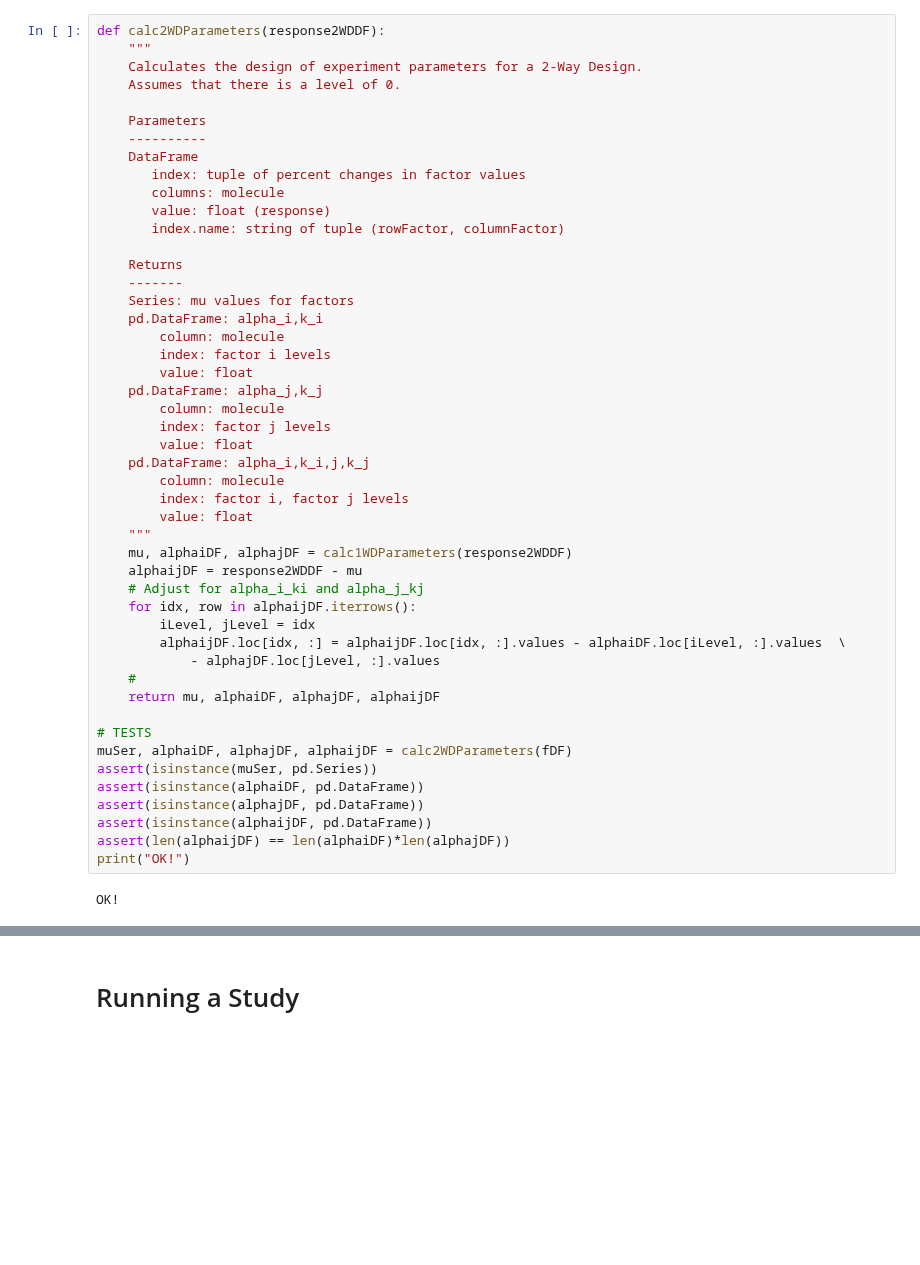
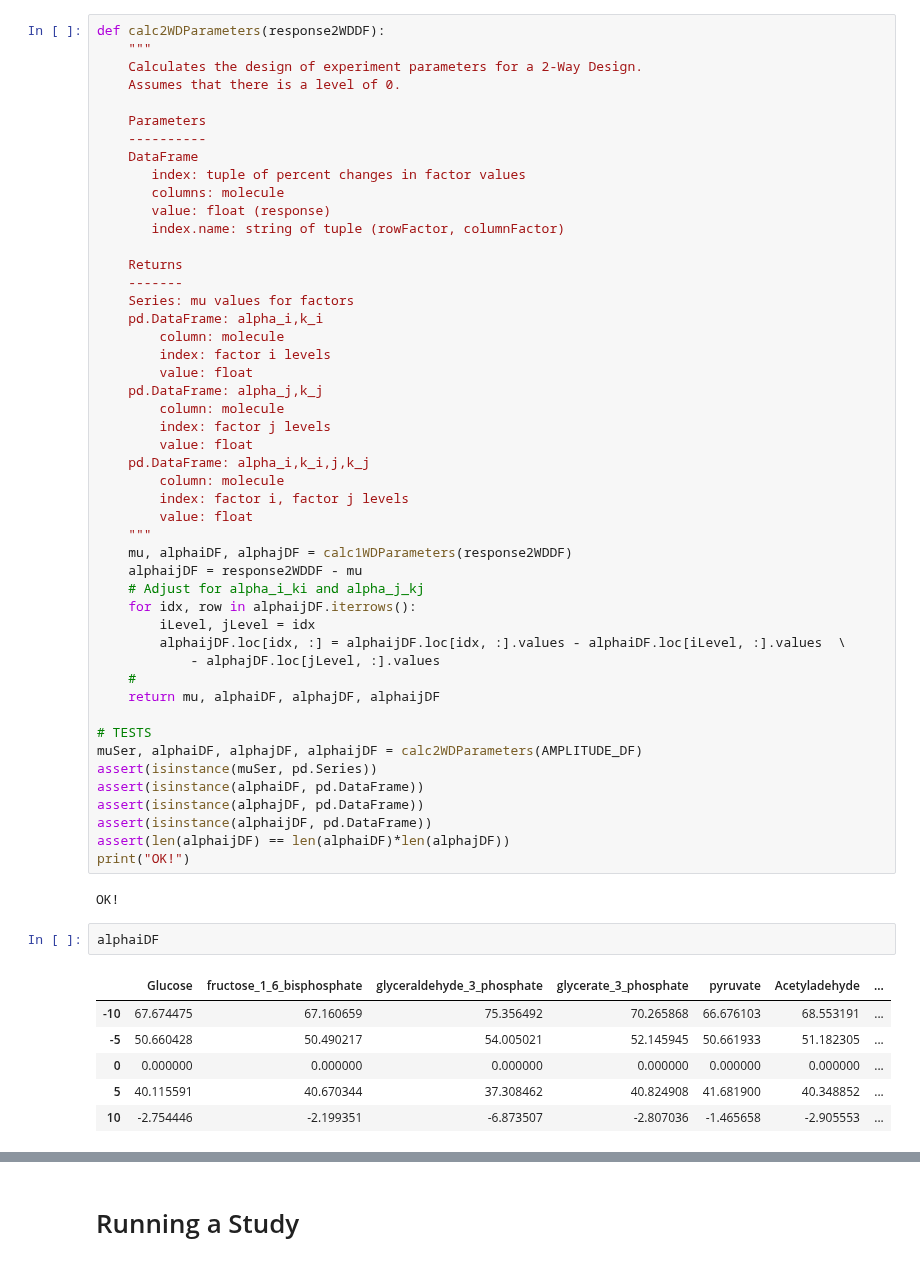
Before and after one commit to ModelEngineering/BIOEN-437, a Jupyter notebook: Lectures/Design-Of-Experiments/doe_two_way_design.ipynb, the cells around one changed output, grey strips where cells are left out. Saved outputs shown, nothing was run; the diff lists cells and outputs as text; blank space fills up the shorter version.

```diff
--- a/Lectures/Design-Of-Experiments/doe_two_way_design.ipynb
+++ b/Lectures/Design-Of-Experiments/doe_two_way_design.ipynb
@@ -751,7 +712,7 @@ def calc2WDParameters(response2WDDF):
     return mu, alphaiDF, alphajDF, alphaijDF
 
 # TESTS
-muSer, alphaiDF, alphajDF, alphaijDF = calc2WDParameters(fDF)
+muSer, alphaiDF, alphajDF, alphaijDF = calc2WDParameters(AMPLITUDE_DF)
 assert(isinstance(muSer, pd.Series))
 assert(isinstance(alphaiDF, pd.DataFrame))
 assert(isinstance(alphajDF, pd.DataFrame))
@@ -760,3 +721,12 @@ assert(len(alphaijDF) == len(alphaiDF)*len(alphajDF))
 print("OK!")
 # %% [output]
 OK!
+# %%
+alphaiDF
+# %% [output]
+|  | Glucose | fructose_1_6_bisphosphate | glyceraldehyde_3_phosphate | glycerate_3_phosphate | pyruvate | Acetyladehyde | ... |
+| -10 | 67.674475 | 67.160659 | 75.356492 | 70.265868 | 66.676103 | 68.553191 | ... |
+| -5 | 50.660428 | 50.490217 | 54.005021 | 52.145945 | 50.661933 | 51.182305 | ... |
+| 0 | 0.000000 | 0.000000 | 0.000000 | 0.000000 | 0.000000 | 0.000000 | ... |
+| 5 | 40.115591 | 40.670344 | 37.308462 | 40.824908 | 41.681900 | 40.348852 | ... |
+| 10 | -2.754446 | -2.199351 | -6.873507 | -2.807036 | -1.465658 | -2.905553 | ... |
```
Also changed, not shown: parts of 36 cells of this notebook.
